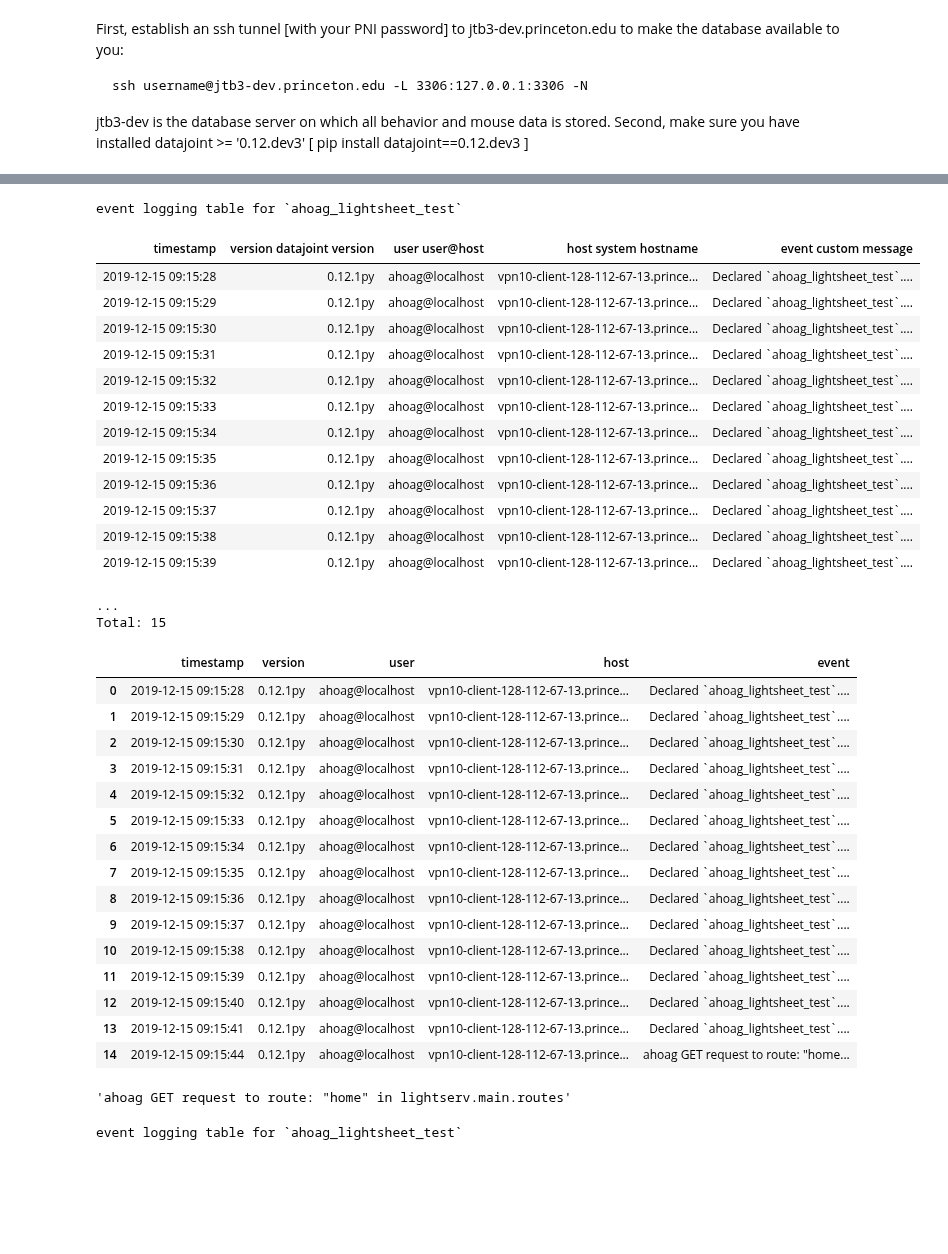
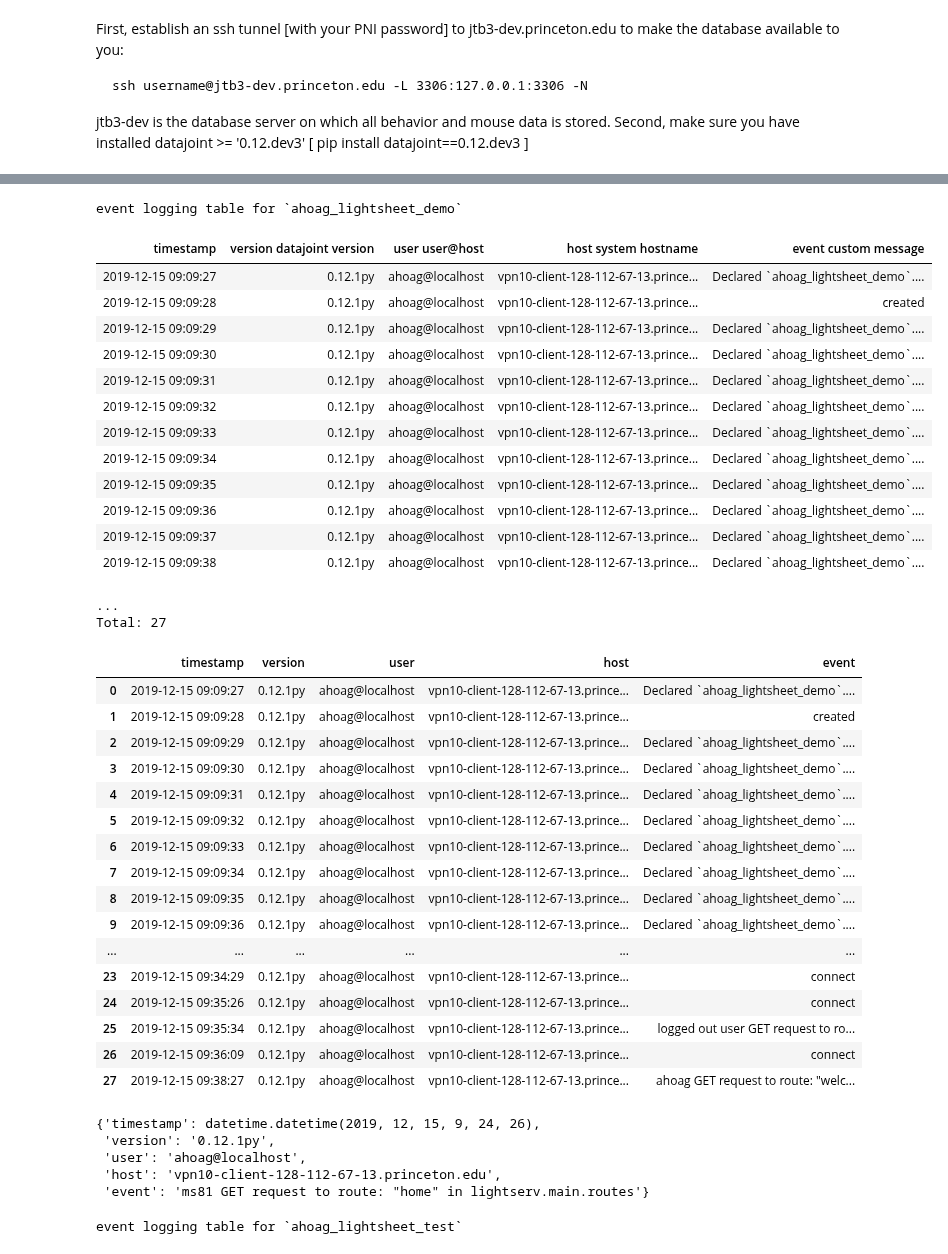
Before and after one commit to BrainCOGS/lightserv, a Jupyter notebook: notebooks/datajoint_sandbox.ipynb, the cells around one changed output, grey strips where cells are left out. Cells and saved outputs as stored; diff of their text form; code cells hidden in the pictures; blank space fills up the shorter version.

```diff
--- a/notebooks/datajoint_sandbox.ipynb
+++ b/notebooks/datajoint_sandbox.ipynb
@@ -40,51 +40,56 @@ schema.Sample()
 schema.Request()
 # %%
 from datajoint.table import Log               # Import Log table
-logger = Log(dj.conn(), database='ahoag_lightsheet_test') # Initialize logger
+logger = Log(dj.conn(), database='ahoag_lightsheet_demo') # Initialize logger
 # logger('Custom event string.')                # Log message
 # q = logger & 'event="Custom event string."'   # Query logger
 # q.fetch1('timestamp')                         # Fetch logger
 logger
 # %% [output]
-event logging table for `ahoag_lightsheet_test`
+event logging table for `ahoag_lightsheet_demo`
 | timestamp | version datajoint version | user user@host | host system hostname | event custom message |
-| 2019-12-15 09:15:28 | 0.12.1py | ahoag@localhost | vpn10-client-128-112-67-13.prince... | Declared `ahoag_lightsheet_test`.... |
-| 2019-12-15 09:15:29 | 0.12.1py | ahoag@localhost | vpn10-client-128-112-67-13.prince... | Declared `ahoag_lightsheet_test`.... |
-| 2019-12-15 09:15:30 | 0.12.1py | ahoag@localhost | vpn10-client-128-112-67-13.prince... | Declared `ahoag_lightsheet_test`.... |
-| 2019-12-15 09:15:31 | 0.12.1py | ahoag@localhost | vpn10-client-128-112-67-13.prince... | Declared `ahoag_lightsheet_test`.... |
-| 2019-12-15 09:15:32 | 0.12.1py | ahoag@localhost | vpn10-client-128-112-67-13.prince... | Declared `ahoag_lightsheet_test`.... |
-| 2019-12-15 09:15:33 | 0.12.1py | ahoag@localhost | vpn10-client-128-112-67-13.prince... | Declared `ahoag_lightsheet_test`.... |
-| 2019-12-15 09:15:34 | 0.12.1py | ahoag@localhost | vpn10-client-128-112-67-13.prince... | Declared `ahoag_lightsheet_test`.... |
-| 2019-12-15 09:15:35 | 0.12.1py | ahoag@localhost | vpn10-client-128-112-67-13.prince... | Declared `ahoag_lightsheet_test`.... |
-| 2019-12-15 09:15:36 | 0.12.1py | ahoag@localhost | vpn10-client-128-112-67-13.prince... | Declared `ahoag_lightsheet_test`.... |
-| 2019-12-15 09:15:37 | 0.12.1py | ahoag@localhost | vpn10-client-128-112-67-13.prince... | Declared `ahoag_lightsheet_test`.... |
-| 2019-12-15 09:15:38 | 0.12.1py | ahoag@localhost | vpn10-client-128-112-67-13.prince... | Declared `ahoag_lightsheet_test`.... |
-| 2019-12-15 09:15:39 | 0.12.1py | ahoag@localhost | vpn10-client-128-112-67-13.prince... | Declared `ahoag_lightsheet_test`.... |
+| 2019-12-15 09:09:27 | 0.12.1py | ahoag@localhost | vpn10-client-128-112-67-13.prince... | Declared `ahoag_lightsheet_demo`.... |
+| 2019-12-15 09:09:28 | 0.12.1py | ahoag@localhost | vpn10-client-128-112-67-13.prince... | created |
+| 2019-12-15 09:09:29 | 0.12.1py | ahoag@localhost | vpn10-client-128-112-67-13.prince... | Declared `ahoag_lightsheet_demo`.... |
+| 2019-12-15 09:09:30 | 0.12.1py | ahoag@localhost | vpn10-client-128-112-67-13.prince... | Declared `ahoag_lightsheet_demo`.... |
+| 2019-12-15 09:09:31 | 0.12.1py | ahoag@localhost | vpn10-client-128-112-67-13.prince... | Declared `ahoag_lightsheet_demo`.... |
+| 2019-12-15 09:09:32 | 0.12.1py | ahoag@localhost | vpn10-client-128-112-67-13.prince... | Declared `ahoag_lightsheet_demo`.... |
+| 2019-12-15 09:09:33 | 0.12.1py | ahoag@localhost | vpn10-client-128-112-67-13.prince... | Declared `ahoag_lightsheet_demo`.... |
+| 2019-12-15 09:09:34 | 0.12.1py | ahoag@localhost | vpn10-client-128-112-67-13.prince... | Declared `ahoag_lightsheet_demo`.... |
+| 2019-12-15 09:09:35 | 0.12.1py | ahoag@localhost | vpn10-client-128-112-67-13.prince... | Declared `ahoag_lightsheet_demo`.... |
+| 2019-12-15 09:09:36 | 0.12.1py | ahoag@localhost | vpn10-client-128-112-67-13.prince... | Declared `ahoag_lightsheet_demo`.... |
+| 2019-12-15 09:09:37 | 0.12.1py | ahoag@localhost | vpn10-client-128-112-67-13.prince... | Declared `ahoag_lightsheet_demo`.... |
+| 2019-12-15 09:09:38 | 0.12.1py | ahoag@localhost | vpn10-client-128-112-67-13.prince... | Declared `ahoag_lightsheet_demo`.... |
 ...
-Total: 15
+Total: 27
 # %%
 pd.DataFrame(logger.fetch())
 # %% [output]
 |  | timestamp | version | user | host | event |
-| 0 | 2019-12-15 09:15:28 | 0.12.1py | ahoag@localhost | vpn10-client-128-112-67-13.prince... | Declared `ahoag_lightsheet_test`.... |
-| 1 | 2019-12-15 09:15:29 | 0.12.1py | ahoag@localhost | vpn10-client-128-112-67-13.prince... | Declared `ahoag_lightsheet_test`.... |
-| 2 | 2019-12-15 09:15:30 | 0.12.1py | ahoag@localhost | vpn10-client-128-112-67-13.prince... | Declared `ahoag_lightsheet_test`.... |
-| 3 | 2019-12-15 09:15:31 | 0.12.1py | ahoag@localhost | vpn10-client-128-112-67-13.prince... | Declared `ahoag_lightsheet_test`.... |
-| 4 | 2019-12-15 09:15:32 | 0.12.1py | ahoag@localhost | vpn10-client-128-112-67-13.prince... | Declared `ahoag_lightsheet_test`.... |
-| 5 | 2019-12-15 09:15:33 | 0.12.1py | ahoag@localhost | vpn10-client-128-112-67-13.prince... | Declared `ahoag_lightsheet_test`.... |
-| 6 | 2019-12-15 09:15:34 | 0.12.1py | ahoag@localhost | vpn10-client-128-112-67-13.prince... | Declared `ahoag_lightsheet_test`.... |
-| 7 | 2019-12-15 09:15:35 | 0.12.1py | ahoag@localhost | vpn10-client-128-112-67-13.prince... | Declared `ahoag_lightsheet_test`.... |
-| 8 | 2019-12-15 09:15:36 | 0.12.1py | ahoag@localhost | vpn10-client-128-112-67-13.prince... | Declared `ahoag_lightsheet_test`.... |
-| 9 | 2019-12-15 09:15:37 | 0.12.1py | ahoag@localhost | vpn10-client-128-112-67-13.prince... | Declared `ahoag_lightsheet_test`.... |
-| 10 | 2019-12-15 09:15:38 | 0.12.1py | ahoag@localhost | vpn10-client-128-112-67-13.prince... | Declared `ahoag_lightsheet_test`.... |
-| 11 | 2019-12-15 09:15:39 | 0.12.1py | ahoag@localhost | vpn10-client-128-112-67-13.prince... | Declared `ahoag_lightsheet_test`.... |
-| 12 | 2019-12-15 09:15:40 | 0.12.1py | ahoag@localhost | vpn10-client-128-112-67-13.prince... | Declared `ahoag_lightsheet_test`.... |
-| 13 | 2019-12-15 09:15:41 | 0.12.1py | ahoag@localhost | vpn10-client-128-112-67-13.prince... | Declared `ahoag_lightsheet_test`.... |
-| 14 | 2019-12-15 09:15:44 | 0.12.1py | ahoag@localhost | vpn10-client-128-112-67-13.prince... | ahoag GET request to route: "home... |
+| 0 | 2019-12-15 09:09:27 | 0.12.1py | ahoag@localhost | vpn10-client-128-112-67-13.prince... | Declared `ahoag_lightsheet_demo`.... |
+| 1 | 2019-12-15 09:09:28 | 0.12.1py | ahoag@localhost | vpn10-client-128-112-67-13.prince... | created |
+| 2 | 2019-12-15 09:09:29 | 0.12.1py | ahoag@localhost | vpn10-client-128-112-67-13.prince... | Declared `ahoag_lightsheet_demo`.... |
+| 3 | 2019-12-15 09:09:30 | 0.12.1py | ahoag@localhost | vpn10-client-128-112-67-13.prince... | Declared `ahoag_lightsheet_demo`.... |
+| 4 | 2019-12-15 09:09:31 | 0.12.1py | ahoag@localhost | vpn10-client-128-112-67-13.prince... | Declared `ahoag_lightsheet_demo`.... |
+| 5 | 2019-12-15 09:09:32 | 0.12.1py | ahoag@localhost | vpn10-client-128-112-67-13.prince... | Declared `ahoag_lightsheet_demo`.... |
+| 6 | 2019-12-15 09:09:33 | 0.12.1py | ahoag@localhost | vpn10-client-128-112-67-13.prince... | Declared `ahoag_lightsheet_demo`.... |
+| 7 | 2019-12-15 09:09:34 | 0.12.1py | ahoag@localhost | vpn10-client-128-112-67-13.prince... | Declared `ahoag_lightsheet_demo`.... |
+| 8 | 2019-12-15 09:09:35 | 0.12.1py | ahoag@localhost | vpn10-client-128-112-67-13.prince... | Declared `ahoag_lightsheet_demo`.... |
+| 9 | 2019-12-15 09:09:36 | 0.12.1py | ahoag@localhost | vpn10-client-128-112-67-13.prince... | Declared `ahoag_lightsheet_demo`.... |
+| ... | ... | ... | ... | ... | ... |
+| 23 | 2019-12-15 09:34:29 | 0.12.1py | ahoag@localhost | vpn10-client-128-112-67-13.prince... | connect |
+| 24 | 2019-12-15 09:35:26 | 0.12.1py | ahoag@localhost | vpn10-client-128-112-67-13.prince... | connect |
+| 25 | 2019-12-15 09:35:34 | 0.12.1py | ahoag@localhost | vpn10-client-128-112-67-13.prince... | logged out user GET request to ro... |
+| 26 | 2019-12-15 09:36:09 | 0.12.1py | ahoag@localhost | vpn10-client-128-112-67-13.prince... | connect |
+| 27 | 2019-12-15 09:38:27 | 0.12.1py | ahoag@localhost | vpn10-client-128-112-67-13.prince... | ahoag GET request to route: "welc... |
 # %%
-logger.fetch(as_dict=True)[-1]['event']
+logger.fetch(as_dict=True)[-1]
 # %% [output]
-'ahoag GET request to route: "home" in lightserv.main.routes'
+{'timestamp': datetime.datetime(2019, 12, 15, 9, 24, 26),
+ 'version': '0.12.1py',
+ 'user': 'ahoag@localhost',
+ 'host': 'vpn10-client-128-112-67-13.princeton.edu',
+ 'event': 'ms81 GET request to route: "home" in lightserv.main.routes'}
 # %%
 logger & 'timestamp > "2019-12-15 09:09:38"'
 # %% [output]
```
Also changed, not shown: parts of 1 cell of this notebook, 1 other file.
